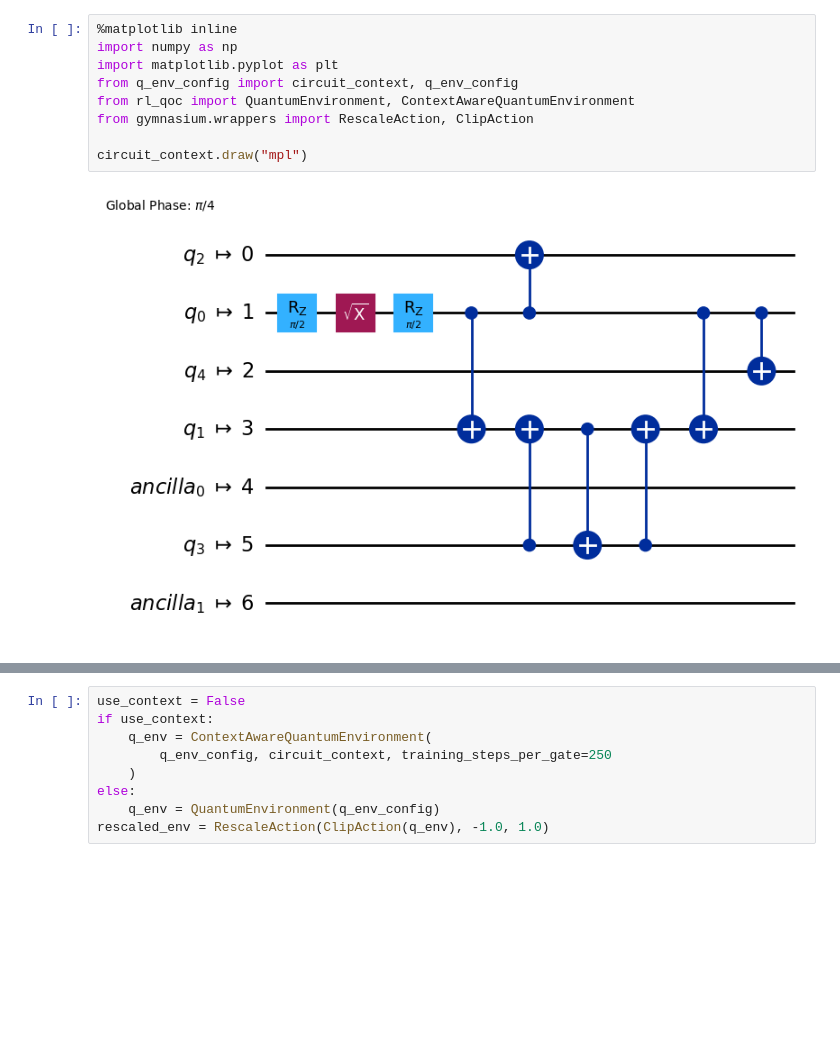
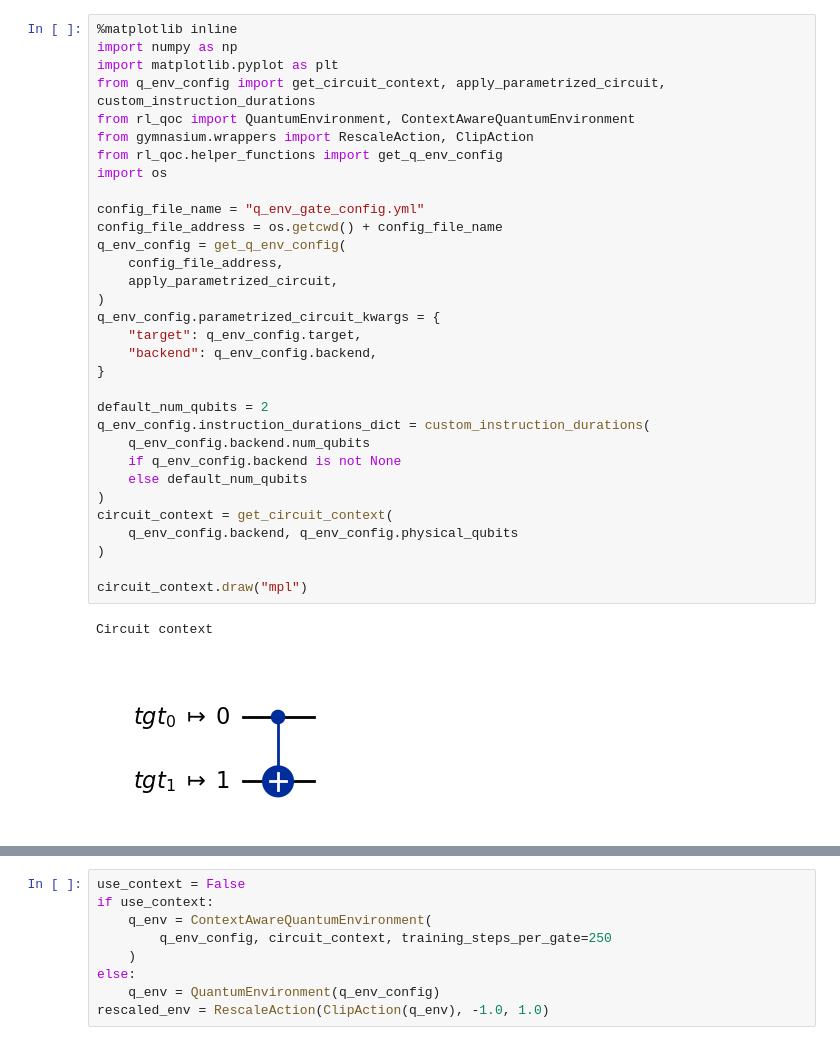
Before and after one commit to arthurostrauss/Quantum_Optimal_Control, a Jupyter notebook: gate_level/standard/gate_level_learning.ipynb, the cells around one changed output, grey strips where cells are left out. Drawn from its saved outputs; the diff is of its cells as text; blank space fills up the shorter version.

```diff
--- a/gate_level/standard/gate_level_learning.ipynb
+++ b/gate_level/standard/gate_level_learning.ipynb
@@ -1,14 +1,38 @@
 # %%
 %matplotlib inline
 import numpy as np
 import matplotlib.pyplot as plt
-from q_env_config import circuit_context, q_env_config
+from q_env_config import get_circuit_context, apply_parametrized_circuit, custom_instruction_durations
 from rl_qoc import QuantumEnvironment, ContextAwareQuantumEnvironment
 from gymnasium.wrappers import RescaleAction, ClipAction
+from rl_qoc.helper_functions import get_q_env_config
+import os
+
+config_file_name = "q_env_gate_config.yml"
+config_file_address = os.getcwd() + config_file_name
+q_env_config = get_q_env_config(
+    config_file_address,
+    apply_parametrized_circuit,
+)
+q_env_config.parametrized_circuit_kwargs = {
+    "target": q_env_config.target,
+    "backend": q_env_config.backend,
+}
+
+default_num_qubits = 2
+q_env_config.instruction_durations_dict = custom_instruction_durations(
+    q_env_config.backend.num_qubits
+    if q_env_config.backend is not None
+    else default_num_qubits
+)
+circuit_context = get_circuit_context(
+    q_env_config.backend, q_env_config.physical_qubits
+)
 
 circuit_context.draw("mpl")
 # %% [output]
+Circuit context
-[figure, old version]
+[figure, new version]
 # %%
 from qiskit.visualization import plot_circuit_layout, plot_gate_map
 
```
Also changed, not shown: parts of 18 cells of this notebook, 16 other files.
